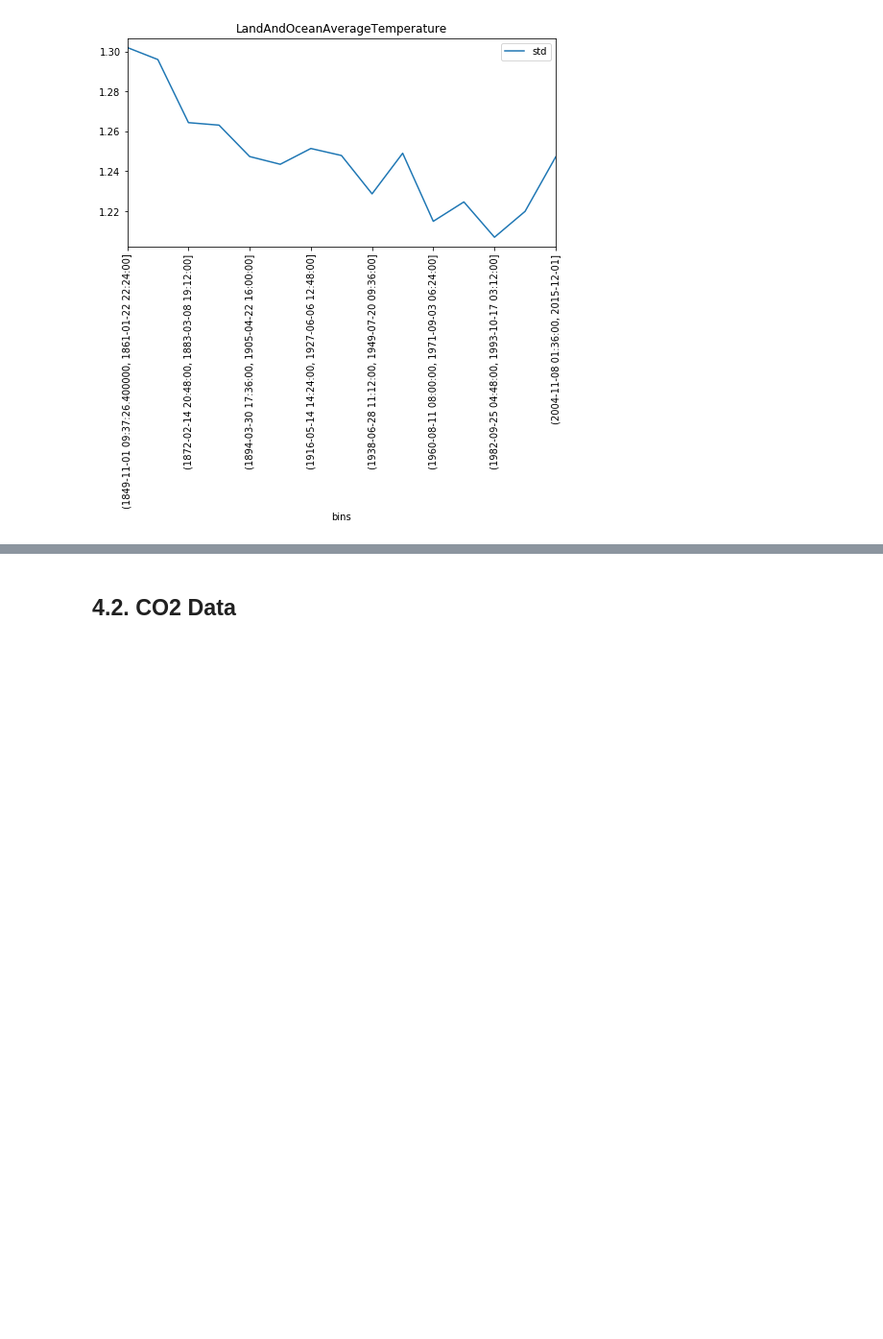
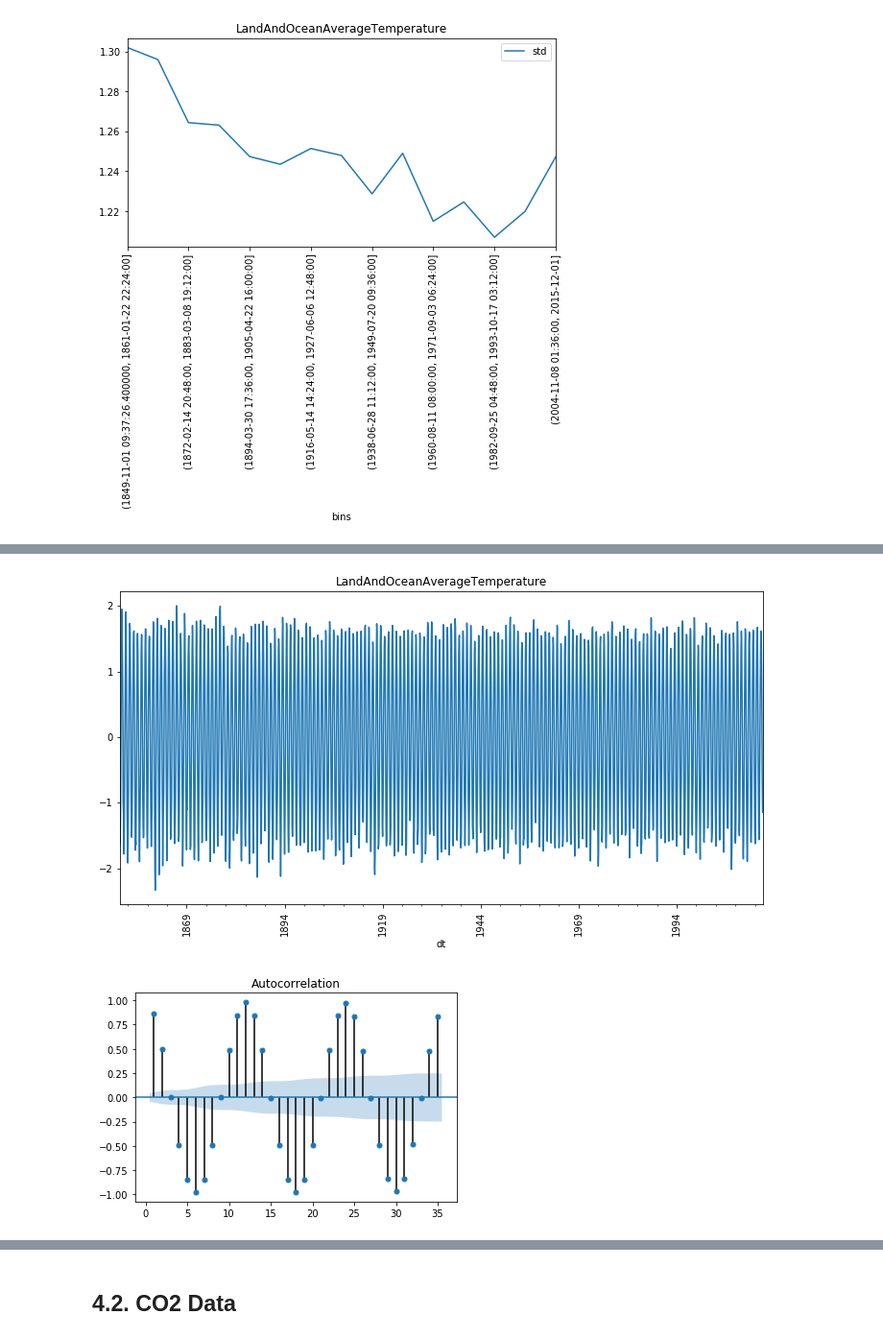
Before and after one commit to alvarocapelo/time-series-analysis, a Jupyter notebook: global-temperature/global-temperature-analysis.ipynb, the cells around one changed output, grey strips where cells are left out. Shown at 96% size. Cells and saved outputs as stored; diff of their text form; code cells hidden in the pictures; blank space fills up the shorter version.

```diff
--- a/global-temperature/global-temperature-analysis.ipynb
+++ b/global-temperature/global-temperature-analysis.ipynb
@@ -32,3 +38,8 @@ warnings.filterwarnings("ignore")
+# %%
+def simple_detrend(timeseries, periods=25):
+
+    _detrended = (timeseries - timeseries.rolling(periods).mean()).dropna()
+    return _detrended
 # %%
 def plot_timeseries(timeseries, figsize=(8,6)):
     """Utility function to plot timeseries data controlling figsize"""
@@ -484,0 +471,7 @@ This information will be useful when deciding which univariate model is adequate
+# %%
+landocean_detrended = simple_detrend(landocean_temp)
+plot_timeseries(landocean_detrended, figsize=(12,6))
+plot_acf(landocean_detrended, lags=35, zero=False);
+# %% [output]
+[figure, added]
+[figure, added]
```
Also changed, not shown: parts of 91 cells of this notebook, 2 other files.
